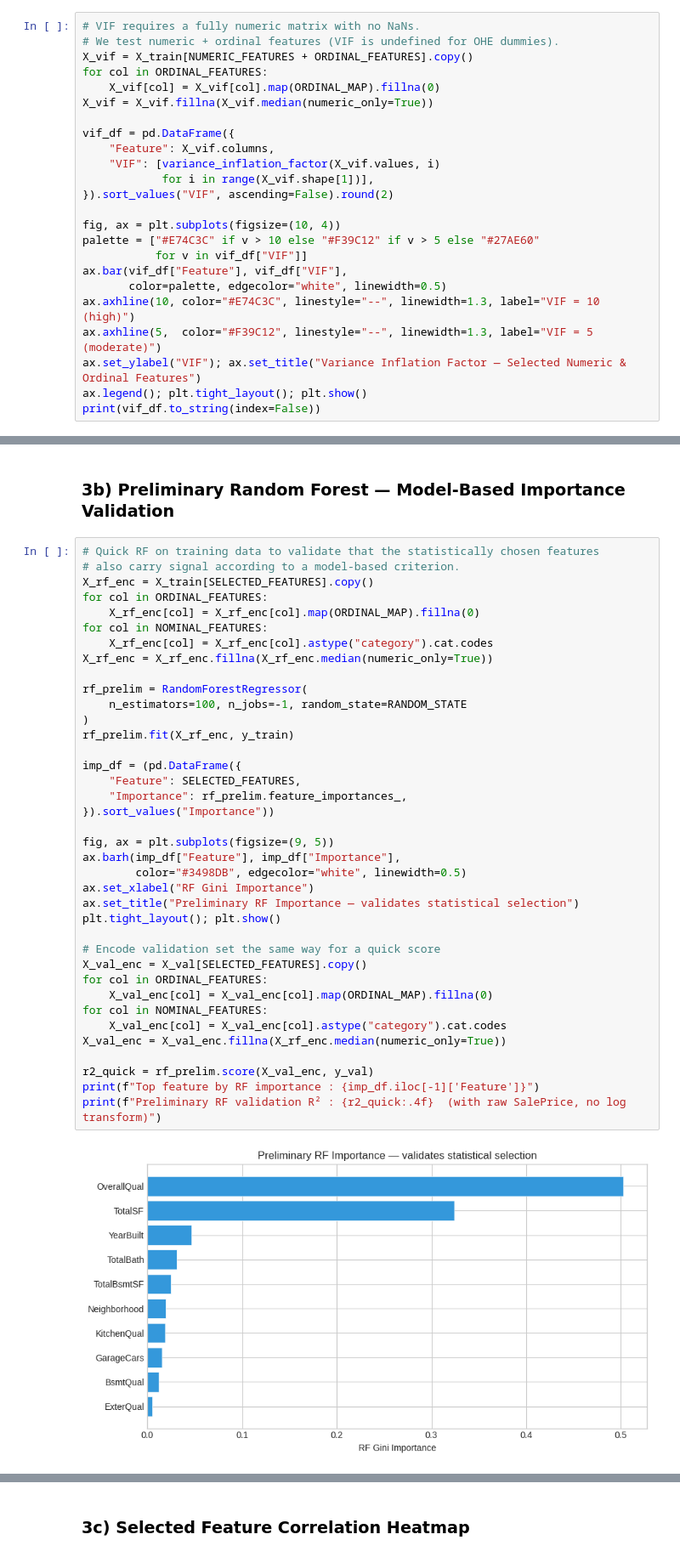
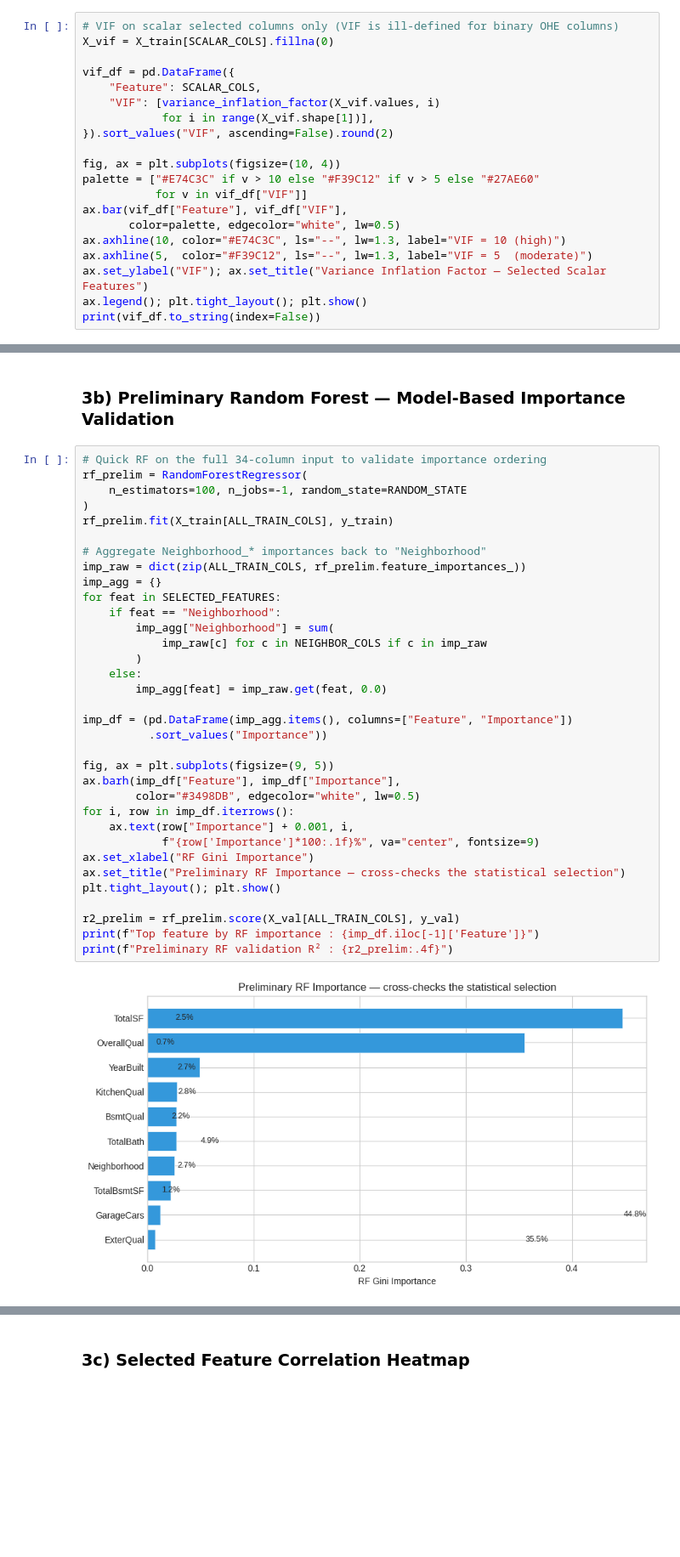
Before and after one commit to alimsaleh1212-create/AI-Real-Estate-Agent, a Jupyter notebook: notebooks_temp/03_feature_selection_and_training.ipynb, the cells around one changed output, grey strips where cells are left out. Shown at 85% size. Saved outputs shown, nothing was run; the diff lists cells and outputs as text; blank space fills up the shorter version.

```diff
--- a/notebooks_temp/03_feature_selection_and_training.ipynb
+++ b/notebooks_temp/03_feature_selection_and_training.ipynb
@@ -538,15 +570,11 @@ and interpretability — and match the features defined in `src/config.py`.
 # %% [markdown]
 ### 3a) Multicollinearity — Variance Inflation Factor (VIF)
 # %%
-# VIF requires a fully numeric matrix with no NaNs.
-# We test numeric + ordinal features (VIF is undefined for OHE dummies).
-X_vif = X_train[NUMERIC_FEATURES + ORDINAL_FEATURES].copy()
-for col in ORDINAL_FEATURES:
-    X_vif[col] = X_vif[col].map(ORDINAL_MAP).fillna(0)
-X_vif = X_vif.fillna(X_vif.median(numeric_only=True))
+# VIF on scalar selected columns only (VIF is ill-defined for binary OHE columns)
+X_vif = X_train[SCALAR_COLS].fillna(0)
 
 vif_df = pd.DataFrame({
-    "Feature": X_vif.columns,
+    "Feature": SCALAR_COLS,
     "VIF": [variance_inflation_factor(X_vif.values, i)
             for i in range(X_vif.shape[1])],
 }).sort_values("VIF", ascending=False).round(2)
@@ -555,10 +583,10 @@ fig, ax = plt.subplots(figsize=(10, 4))
 palette = ["#E74C3C" if v > 10 else "#F39C12" if v > 5 else "#27AE60"
            for v in vif_df["VIF"]]
 ax.bar(vif_df["Feature"], vif_df["VIF"],
-       color=palette, edgecolor="white", linewidth=0.5)
-ax.axhline(10, color="#E74C3C", linestyle="--", linewidth=1.3, label="VIF = 10 (high)")
-ax.axhline(5,  color="#F39C12", linestyle="--", linewidth=1.3, label="VIF = 5  (moderate)")
-ax.set_ylabel("VIF"); ax.set_title("Variance Inflation Factor — Selected Numeric & Ordinal Features")
+       color=palette, edgecolor="white", lw=0.5)
+ax.axhline(10, color="#E74C3C", ls="--", lw=1.3, label="VIF = 10 (high)")
+ax.axhline(5,  color="#F39C12", ls="--", lw=1.3, label="VIF = 5  (moderate)")
+ax.set_ylabel("VIF"); ax.set_title("Variance Inflation Factor — Selected Scalar Features")
 ax.legend(); plt.tight_layout(); plt.show()
 print(vif_df.to_string(index=False))
 # %% [output]
@@ -593,42 +621,38 @@ affects linear model coefficients, not predictions.
 # %% [markdown]
 ### 3b) Preliminary Random Forest — Model-Based Importance Validation
 # %%
-# Quick RF on training data to validate that the statistically chosen features
-# also carry signal according to a model-based criterion.
-X_rf_enc = X_train[SELECTED_FEATURES].copy()
-for col in ORDINAL_FEATURES:
-    X_rf_enc[col] = X_rf_enc[col].map(ORDINAL_MAP).fillna(0)
-for col in NOMINAL_FEATURES:
-    X_rf_enc[col] = X_rf_enc[col].astype("category").cat.codes
-X_rf_enc = X_rf_enc.fillna(X_rf_enc.median(numeric_only=True))
-
+# Quick RF on the full 34-column input to validate importance ordering
 rf_prelim = RandomForestRegressor(
     n_estimators=100, n_jobs=-1, random_state=RANDOM_STATE
 )
-rf_prelim.fit(X_rf_enc, y_train)
+rf_prelim.fit(X_train[ALL_TRAIN_COLS], y_train)
 
-imp_df = (pd.DataFrame({
-    "Feature": SELECTED_FEATURES,
-    "Importance": rf_prelim.feature_importances_,
-}).sort_values("Importance"))
+# Aggregate Neighborhood_* importances back to "Neighborhood"
+imp_raw = dict(zip(ALL_TRAIN_COLS, rf_prelim.feature_importances_))
+imp_agg = {}
+for feat in SELECTED_FEATURES:
+    if feat == "Neighborhood":
+        imp_agg["Neighborhood"] = sum(
+            imp_raw[c] for c in NEIGHBOR_COLS if c in imp_raw
+        )
+    else:
+        imp_agg[feat] = imp_raw.get(feat, 0.0)
+
+imp_df = (pd.DataFrame(imp_agg.items(), columns=["Feature", "Importance"])
+          .sort_values("Importance"))
 
 fig, ax = plt.subplots(figsize=(9, 5))
 ax.barh(imp_df["Feature"], imp_df["Importance"],
-        color="#3498DB", edgecolor="white", linewidth=0.5)
+        color="#3498DB", edgecolor="white", lw=0.5)
+for i, row in imp_df.iterrows():
+    ax.text(row["Importance"] + 0.001, i,
+            f"{row['Importance']*100:.1f}%", va="center", fontsize=9)
 ax.set_xlabel("RF Gini Importance")
-ax.set_title("Preliminary RF Importance — validates statistical selection")
+ax.set_title("Preliminary RF Importance — cross-checks the statistical selection")
 plt.tight_layout(); plt.show()
 
-# Encode validation set the same way for a quick score
-X_val_enc = X_val[SELECTED_FEATURES].copy()
-for col in ORDINAL_FEATURES:
-    X_val_enc[col] = X_val_enc[col].map(ORDINAL_MAP).fillna(0)
-for col in NOMINAL_FEATURES:
-    X_val_enc[col] = X_val_enc[col].astype("category").cat.codes
-X_val_enc = X_val_enc.fillna(X_rf_enc.median(numeric_only=True))
-
-r2_quick = rf_prelim.score(X_val_enc, y_val)
+r2_prelim = rf_prelim.score(X_val[ALL_TRAIN_COLS], y_val)
 print(f"Top feature by RF importance : {imp_df.iloc[-1]['Feature']}")
-print(f"Preliminary RF validation R² : {r2_quick:.4f}  (with raw SalePrice, no log transform)")
+print(f"Preliminary RF validation R² : {r2_prelim:.4f}")
 # %% [output]
-[figure, old version]
+[figure, new version]
```
Also changed, not shown: parts of 138 cells of this notebook.
